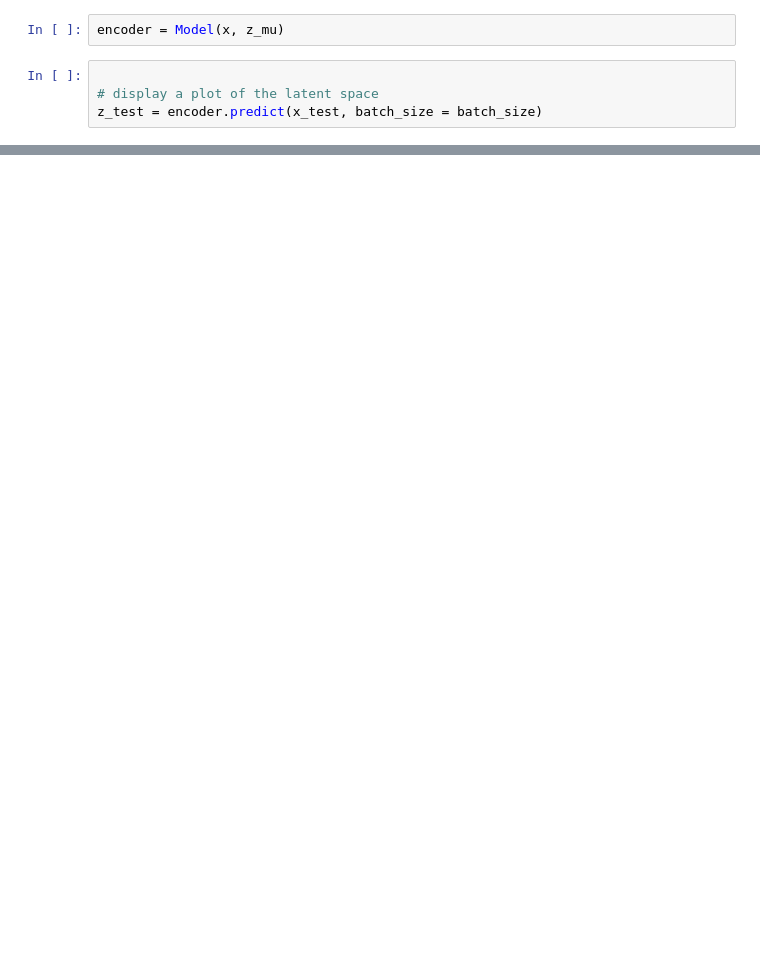
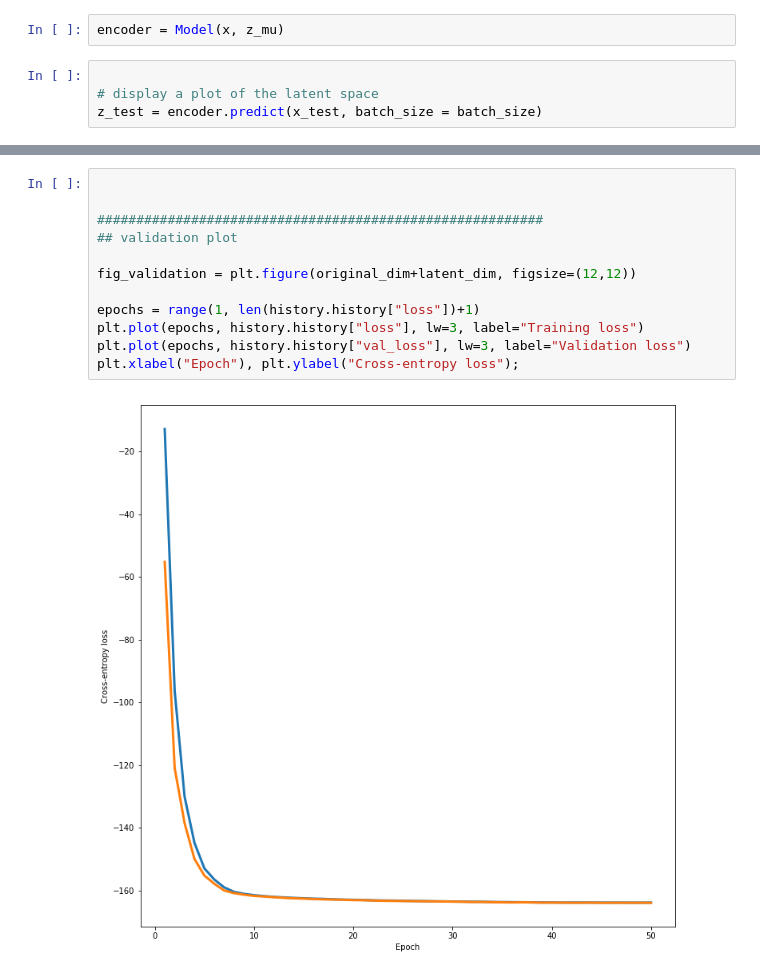
Before and after one commit to amassiro/ML4Anomalies, a Jupyter notebook: VAE/train.py.ipynb, the cells around one changed output, grey strips where cells are left out. Saved outputs shown, nothing was run; the diff lists cells and outputs as text; blank space fills up the shorter version.

```diff
--- a/VAE/train.py.ipynb
+++ b/VAE/train.py.ipynb
@@ -288,0 +311,14 @@ for inode in range(7):
+# %%
+
+
+#########################################################
+## validation plot
+
+fig_validation = plt.figure(original_dim+latent_dim, figsize=(12,12))
+
+epochs = range(1, len(history.history["loss"])+1)
+plt.plot(epochs, history.history["loss"], lw=3, label="Training loss")
+plt.plot(epochs, history.history["val_loss"], lw=3, label="Validation loss")
+plt.xlabel("Epoch"), plt.ylabel("Cross-entropy loss");
+# %% [output]
+[figure, added]
```
Also changed, not shown: parts of 17 cells of this notebook.
